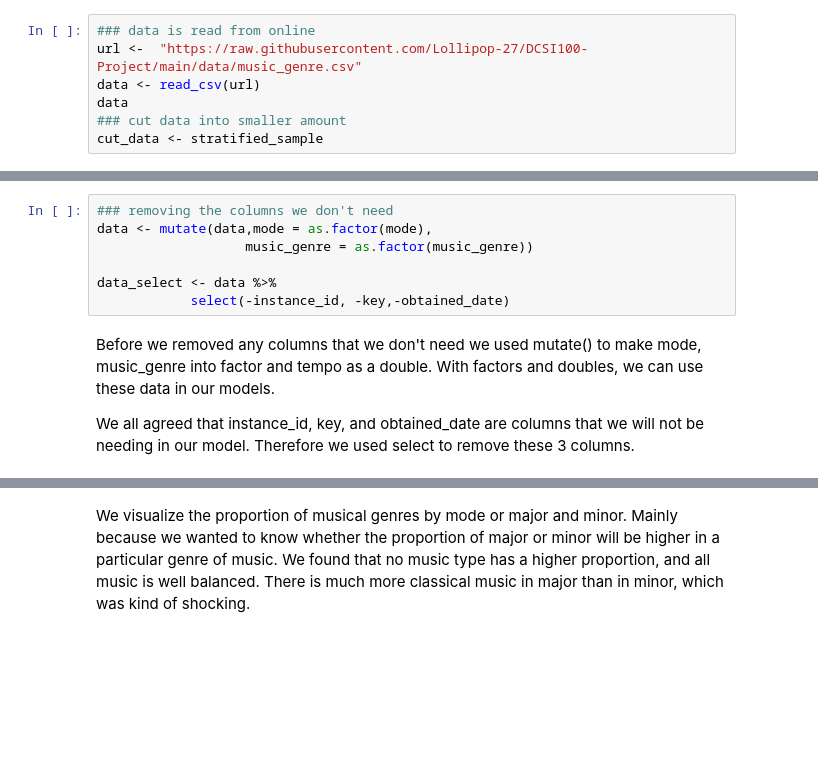
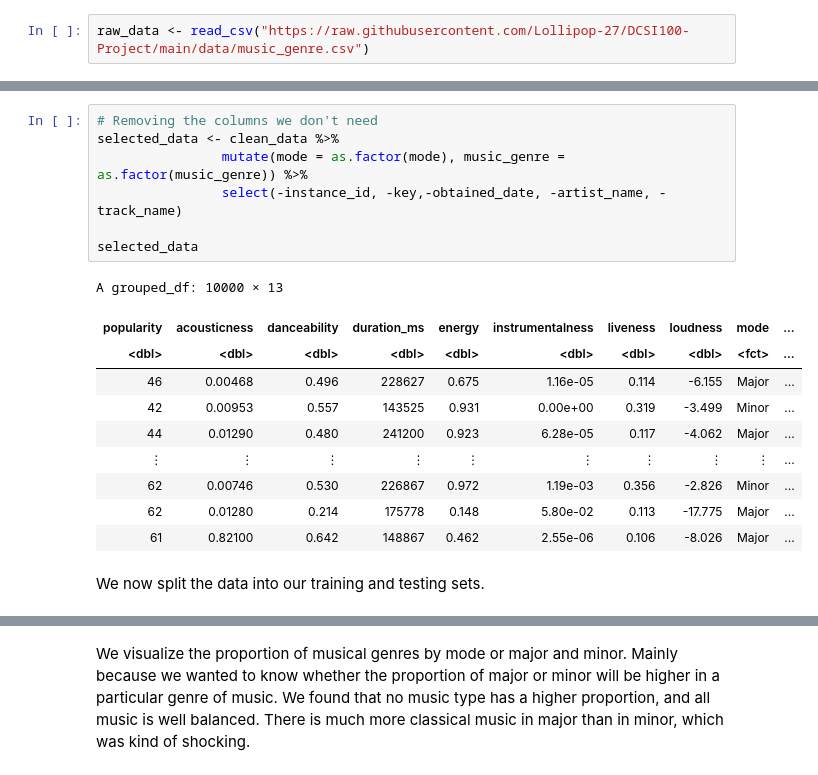
Before and after one commit to Lollipop-27/DCSI100-Project, a Jupyter notebook: Project.ipynb, the cells around one changed output, grey strips where cells are left out. Saved outputs shown, nothing was run; the diff lists cells and outputs as text; blank space fills up the shorter version.

```diff
--- a/Project.ipynb
+++ b/Project.ipynb
@@ -28,10 +22,5 @@ Warning message:
 # %%
-### data is read from online
-url <-  "https://raw.githubusercontent.com/Lollipop-27/DCSI100-Project/main/data/music_genre.csv"
-data <- read_csv(url)
-data
-### cut data into smaller amount
-cut_data <- stratified_sample
+raw_data <- read_csv("https://raw.githubusercontent.com/Lollipop-27/DCSI100-Project/main/data/music_genre.csv")
 # %% [output]
 Parsed with column specification:
 cols(
@@ -66,12 +56,21 @@ At first, the data set we selected had about 50000 data, and we all thought that
 # %%
-### removing the columns we don't need
-data <- mutate(data,mode = as.factor(mode),
-                   music_genre = as.factor(music_genre))
+# Removing the columns we don't need
+selected_data <- clean_data %>%
+                mutate(mode = as.factor(mode), music_genre = as.factor(music_genre)) %>%
+                select(-instance_id, -key,-obtained_date, -artist_name, -track_name)
 
-data_select <- data %>%
-            select(-instance_id, -key,-obtained_date)
+selected_data
+# %% [output]
+A grouped_df: 10000 × 13
+| popularity | acousticness | danceability | duration_ms | energy | instrumentalness | liveness | loudness | mode | ... |
+| <dbl> | <dbl> | <dbl> | <dbl> | <dbl> | <dbl> | <dbl> | <dbl> | <fct> | ... |
+| 46 | 0.00468 | 0.496 | 228627 | 0.675 | 1.16e-05 | 0.114 | -6.155 | Major | ... |
+| 42 | 0.00953 | 0.557 | 143525 | 0.931 | 0.00e+00 | 0.319 | -3.499 | Minor | ... |
+| 44 | 0.01290 | 0.480 | 241200 | 0.923 | 6.28e-05 | 0.117 | -4.062 | Major | ... |
+| ⋮ | ⋮ | ⋮ | ⋮ | ⋮ | ⋮ | ⋮ | ⋮ | ⋮ | ... |
+| 62 | 0.00746 | 0.530 | 226867 | 0.972 | 1.19e-03 | 0.356 | -2.826 | Minor | ... |
+| 62 | 0.01280 | 0.214 | 175778 | 0.148 | 5.80e-02 | 0.113 | -17.775 | Major | ... |
+| 61 | 0.82100 | 0.642 | 148867 | 0.462 | 2.55e-06 | 0.106 | -8.026 | Major | ... |
-# %% [markdown]
-Before we removed any columns that we don't need we used mutate() to make mode, music_genre into factor and tempo as a double. With factors and doubles, we can use these data in our models.
-
-We all agreed that instance_id, key, and obtained_date are columns that we will not be needing in our model. Therefore we used select to remove these 3 columns.
+# %% [markdown]
+We now split the data into our training and testing sets.
 # %%
```
Also changed, not shown: parts of 36 cells of this notebook.
